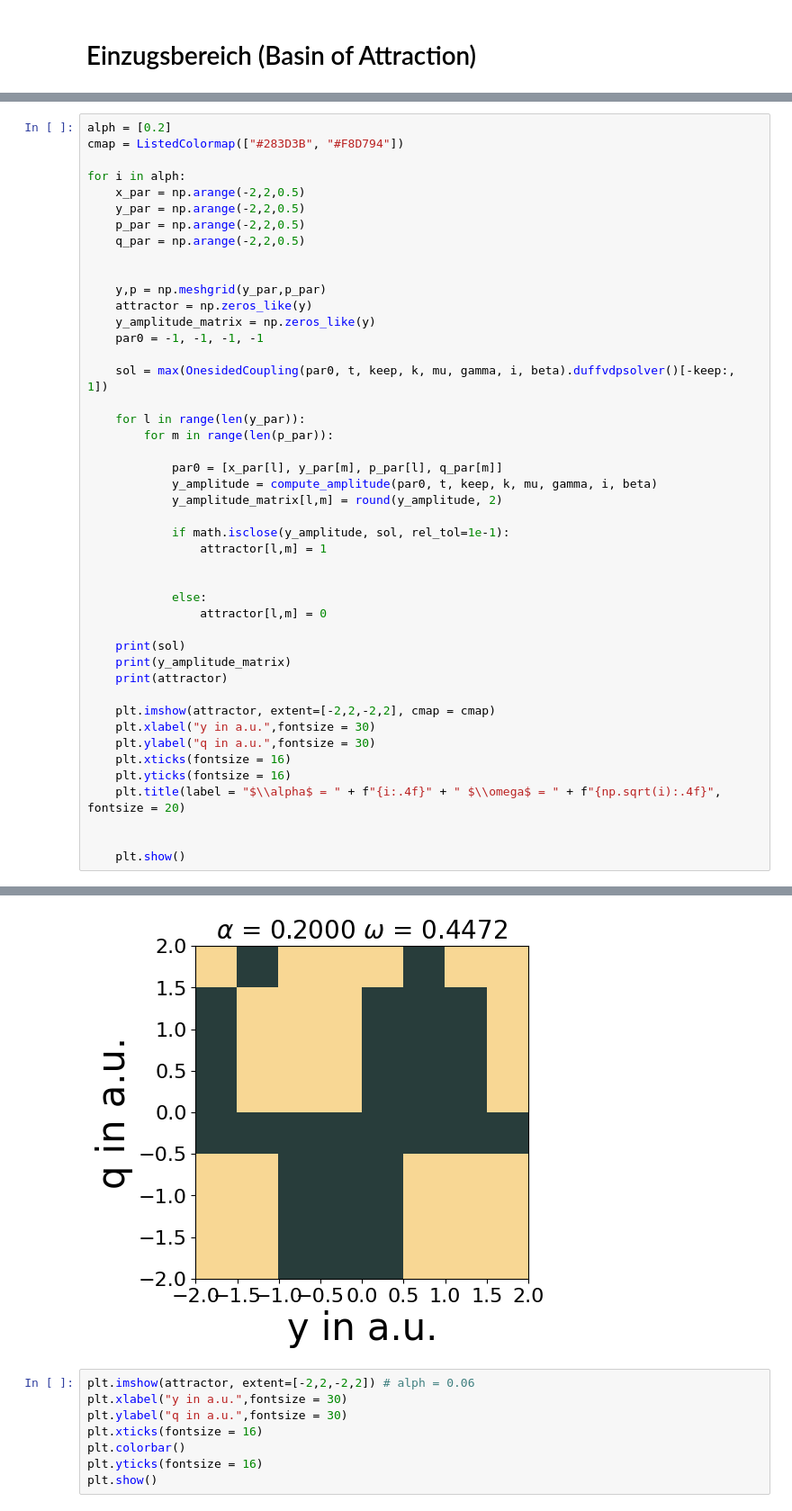
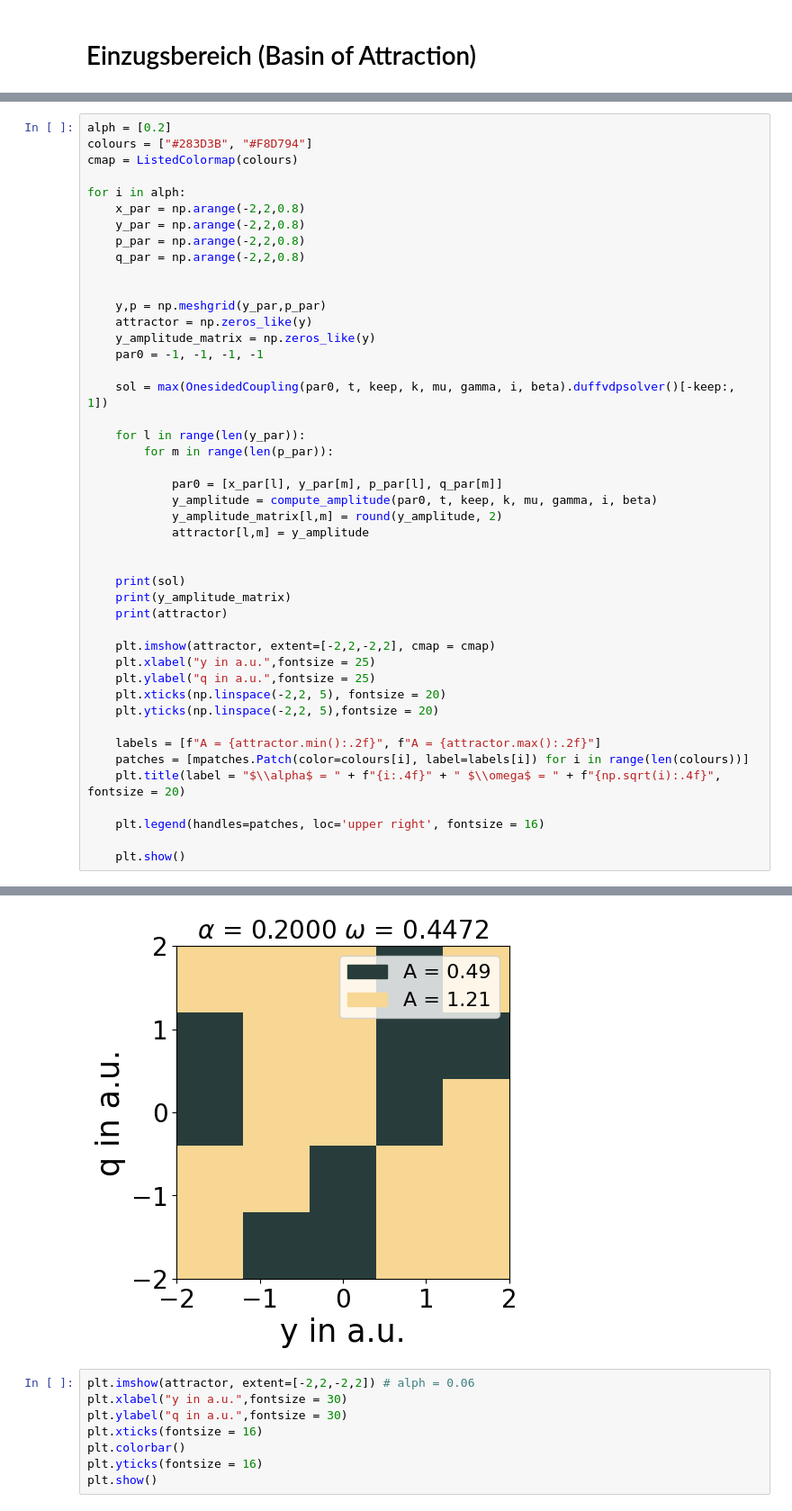
Before and after one commit to huyenanh-nguyen/daniel_model, a Jupyter notebook: ODE/hysterese.ipynb, the cells around one changed output, grey strips where cells are left out. Shown at 90% size. Saved outputs shown, nothing was run; the diff lists cells and outputs as text.

Commit message:
legend imshow

```diff
--- a/ODE/hysterese.ipynb
+++ b/ODE/hysterese.ipynb
@@ -250,12 +243,13 @@ array([0.0667   , 0.0833625, 0.100025 , 0.1166875, 0.13335  , 0.1500125,
 # %%
 alph = [0.2]
-cmap = ListedColormap(["#283D3B", "#F8D794"])
+colours = ["#283D3B", "#F8D794"]
+cmap = ListedColormap(colours)
 
 for i in alph:
-    x_par = np.arange(-2,2,0.5)
-    y_par = np.arange(-2,2,0.5)
-    p_par = np.arange(-2,2,0.5)
-    q_par = np.arange(-2,2,0.5)
+    x_par = np.arange(-2,2,0.8)
+    y_par = np.arange(-2,2,0.8)
+    p_par = np.arange(-2,2,0.8)
+    q_par = np.arange(-2,2,0.8)
 
 
     y,p = np.meshgrid(y_par,p_par)
@@ -271,25 +265,24 @@ for i in alph:
             par0 = [x_par[l], y_par[m], p_par[l], q_par[m]]
             y_amplitude = compute_amplitude(par0, t, keep, k, mu, gamma, i, beta)
             y_amplitude_matrix[l,m] = round(y_amplitude, 2)
+            attractor[l,m] = y_amplitude
 
-            if math.isclose(y_amplitude, sol, rel_tol=1e-1):
-                attractor[l,m] = 1
-
-
-            else:
-                attractor[l,m] = 0
 
     print(sol)
     print(y_amplitude_matrix)
     print(attractor)
 
     plt.imshow(attractor, extent=[-2,2,-2,2], cmap = cmap)
-    plt.xlabel("y in a.u.",fontsize = 30)
-    plt.ylabel("q in a.u.",fontsize = 30)
-    plt.xticks(fontsize = 16)
-    plt.yticks(fontsize = 16)
+    plt.xlabel("y in a.u.",fontsize = 25)
+    plt.ylabel("q in a.u.",fontsize = 25)
+    plt.xticks(np.linspace(-2,2, 5), fontsize = 20)
+    plt.yticks(np.linspace(-2,2, 5),fontsize = 20)
+
+    labels = [f"A = {attractor.min():.2f}", f"A = {attractor.max():.2f}"]
+    patches = [mpatches.Patch(color=colours[i], label=labels[i]) for i in range(len(colours))]
     plt.title(label = "$\\alpha$ = " + f"{i:.4f}" + " $\\omega$ = " + f"{np.sqrt(i):.4f}", fontsize = 20)
 
+    plt.legend(handles=patches, loc='upper right', fontsize = 16)
 
     plt.show()
 # %% [output]
@@ -313,4 +300,4 @@ for i in alph:
-[figure, old version]
+[figure, new version]
 # %%
 plt.imshow(attractor, extent=[-2,2,-2,2]) # alph = 0.06
 plt.xlabel("y in a.u.",fontsize = 30)
```
Also changed, not shown: parts of 3 cells of this notebook, 1 other file.
